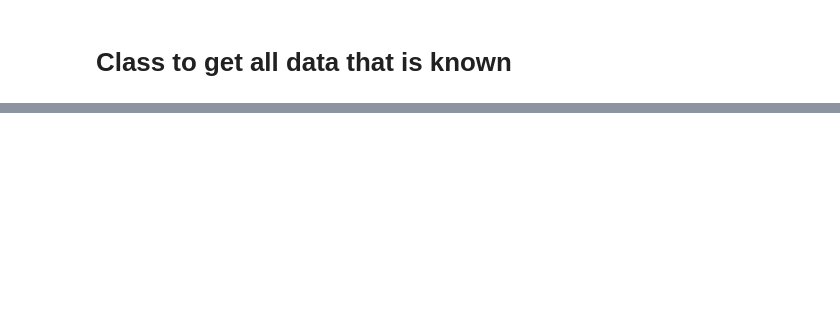
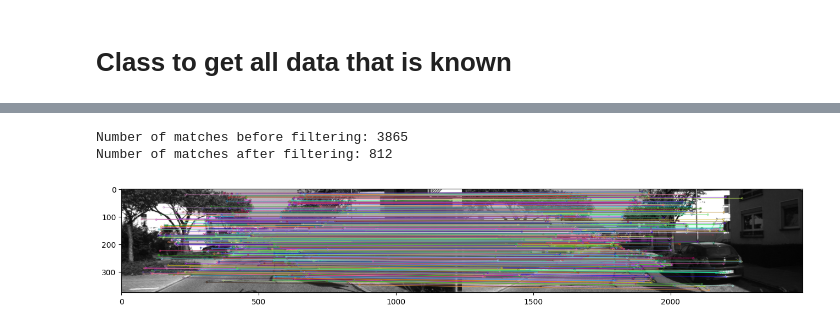
Before and after one commit to Jorin-Post/KITTI_visual_odometry, a Jupyter notebook: KITTI_visual_odometry/Odometry.ipynb, the cells around one changed output, grey strips where cells are left out. Saved outputs shown, nothing was run; the diff lists cells and outputs as text; code cells hidden in the pictures; blank space fills up the shorter version.

```diff
--- a/KITTI_visual_odometry/Odometry.ipynb
+++ b/KITTI_visual_odometry/Odometry.ipynb
@@ -54,0 +116,32 @@ def Left_Dismap(imgL,imgR, matcher='bm', rgb=False, verbose=False):
+# %%
+def match_features(des1, des2, matching='BF', detector='sift', sort=True, k=2):
+    if matching == 'BF':
+        if detector == 'sift':
+            matcher = cv2.BFMatcher_create(cv2.NORM_L2, crossCheck=False)
+        elif detector == 'orb':
+            matcher = cv2.BFMatcher_create(cv2.NORM_HAMMING2, crossCheck=False)
+        matches = matcher.knnMatch(des1, des2, k=k)
+    elif matching == 'FLANN':
+        FLANN_INDEX_KDTREE = 1
+        index_params = dict(algorithm = FLANN_INDEX_KDTREE, trees=5)
+        search_params = dict(checks=50)
+        matcher = cv2.FlannBasedMatcher(index_params, search_params)
+        matches = matcher.knnMatch(des1, des2, k=k)
+
+    if sort:
+        matches = sorted(matches, key = lambda x:x[0].distance)
+
+    return matches
+# %%
+def filter_matches_distance(matches, dist_threshold):
+    filtered_match = []
+    for m, n in matches:
+        if m.distance <= dist_threshold*n.distance:
+            filtered_match.append(m)
+
+    return filtered_match
+
+def visualize_matches(image1, kp1, image2, kp2, match):
+    image_matches = cv2.drawMatches(image1, kp1, image2, kp2, match, None, flags=2)
+    plt.figure(figsize=(16, 6), dpi=100)
+    plt.imshow(image_matches)
@@ -80,0 +232,12 @@ for i in range(4):
+# %%
+kp1,des1 = extract_features(D1.first_image_left,detector='sift',mask=None)
+kp2,des2 = extract_features(D1.second_image_left,detector='sift',mask=None)
+matches = match_features(des1, des2, matching='BF', detector='sift', sort=True)
+print('Number of matches before filtering:', len(matches))
+matches = filter_matches_distance(matches, 0.45)
+print('Number of matches after filtering:', len(matches))
+visualize_matches(D1.first_image_left, kp1, D1.second_image_left, kp2, matches)
+# %% [output]
+Number of matches before filtering: 3865
+Number of matches after filtering: 812
+[figure, added]
```
Also changed, not shown: parts of 12 cells of this notebook.
